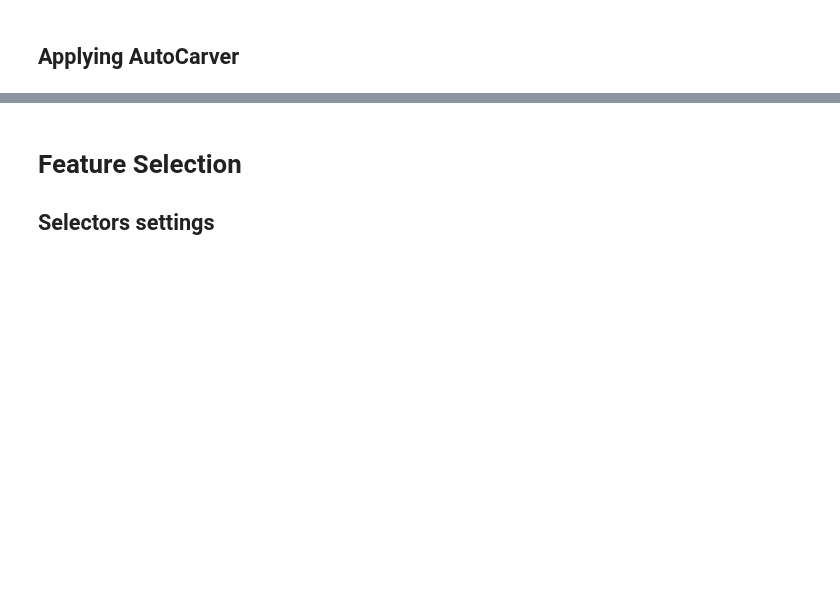
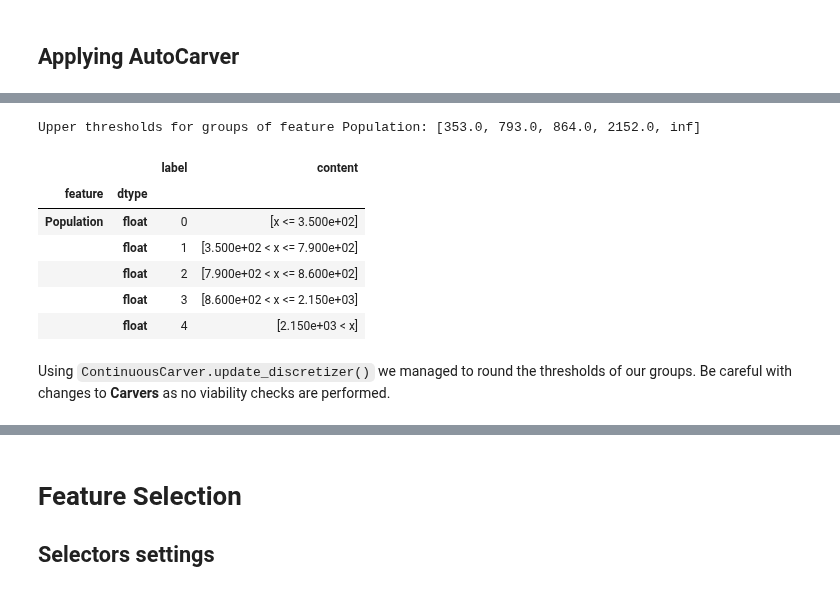
Before and after one commit to mdefrance/AutoCarver, a Jupyter notebook: docs/source/examples/Carvers/ContinuousRegression/continuous_regression_example.ipynb, the cells around one changed output, grey strips where cells are left out. Drawn from its saved outputs; the diff is of its cells as text; code cells hidden in the pictures; blank space fills up the shorter version.

Commit message:
added update_discretizer_function + documentation

```diff
--- a/docs/source/examples/Carvers/ContinuousRegression/continuous_regression_example.ipynb
+++ b/docs/source/examples/Carvers/ContinuousRegression/continuous_regression_example.ipynb
@@ -386,0 +405,23 @@ dev_set_processed[auto_carver.features].apply(lambda u: u.value_counts(dropna=Fa
+# %%
+feature = "Population"
+thresholds = auto_carver.values_orders[feature]
+print(f"Upper thresholds for groups of feature {feature}: {thresholds}")
+# %% [output]
+Upper thresholds for groups of feature Population: [353.0, 793.0, 864.0, 2152.0, inf]
+# %%
+# grouping values into closest rounded hundred
+for threshold in thresholds[:-1]:  # be carefull not to round the np.inf and to keep it whatsoever
+    rounded_threshold = 10 * round(threshold / 10, 0)
+    auto_carver.update_discretizer(feature, "replace", threshold, rounded_threshold)
+
+auto_carver.summary(feature)
+# %% [output]
+|  |  | label | content |
+| feature | dtype |  |  |
+| Population | float | 0 | [x <= 3.500e+02] |
+|  | float | 1 | [3.500e+02 < x <= 7.900e+02] |
+|  | float | 2 | [7.900e+02 < x <= 8.600e+02] |
+|  | float | 3 | [8.600e+02 < x <= 2.150e+03] |
+|  | float | 4 | [2.150e+03 < x] |
+# %% [markdown]
+Using ``ContinuousCarver.update_discretizer()`` we managed to round the thresholds of our groups. Be careful with changes to **Carvers** as no viability checks are performed.
```
Also changed, not shown: parts of 21 cells of this notebook, 39 other files.
